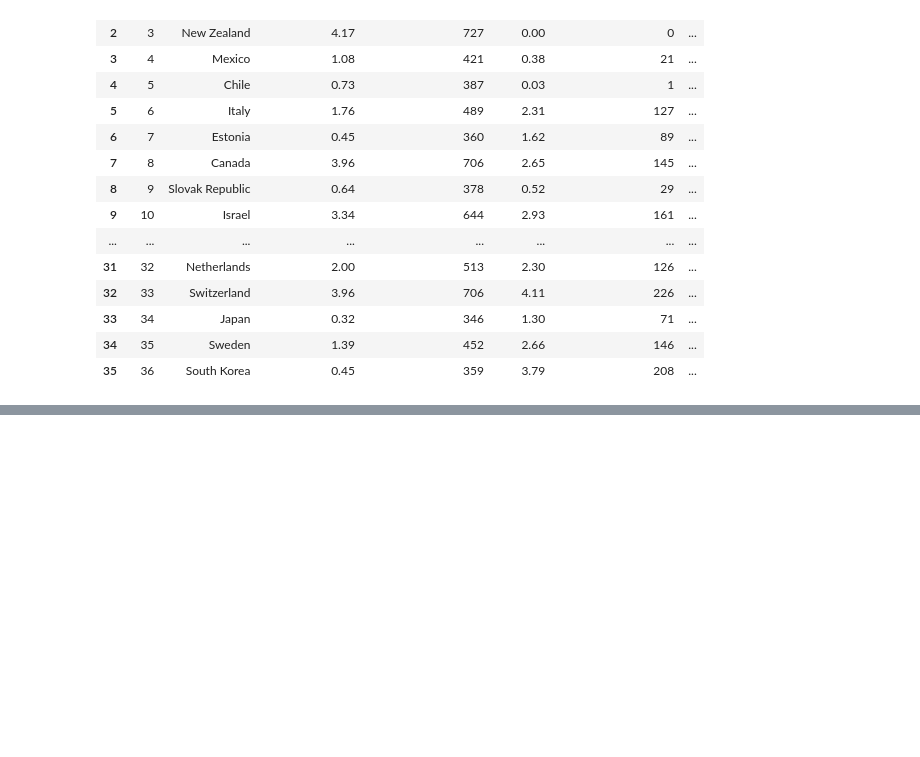
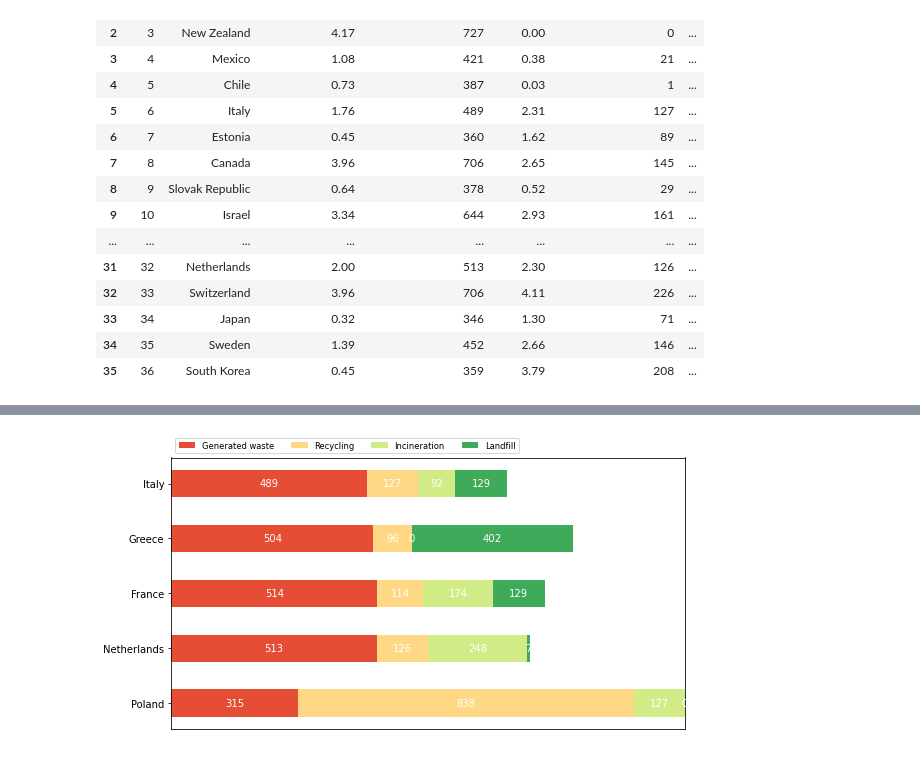
Before and after one commit to Durdona271/Jamoa-31, a Jupyter notebook: My project.ipynb, the cells around one changed output, grey strips where cells are left out. Saved outputs shown, nothing was run; the diff lists cells and outputs as text; code cells hidden in the pictures; blank space fills up the shorter version.

```diff
--- a/My project.ipynb
+++ b/My project.ipynb
@@ -160,0 +90,47 @@ data_sorted
+# %%
+import numpy as np
+import matplotlib.pyplot as plt
+
+
+category_names = ['Generated waste','Recycling', 'Incineration', 'Landfill']
+countries = {
+    'Italy': [489,127,92,129],
+    'Greece': [504,96,0,402],
+    'France': [514,114,174,129],
+    'Netherlands': [513, 126, 248,7],
+    'Poland': [315,838,127,0]
+}
+
+
+def survey(countries, category_names):
+
+    labels = list(countries.keys())
+    data = np.array(list(results.values()))
+    data_cum = data.cumsum(axis=1)
+    category_colors = plt.colormaps['RdYlGn'](
+        np.linspace(0.15, 0.85, data.shape[1]))
+
+    fig, ax = plt.subplots(figsize=(9.2, 5))
+    ax.invert_yaxis()
+    ax.xaxis.set_visible(False)
+    ax.set_xlim(0, np.sum(data, axis=1).max())
+
+    for i, (colname, color) in enumerate(zip(category_names, category_colors)):
+        widths = data[:, i]
+        starts = data_cum[:, i] - widths
+        rects = ax.barh(labels, widths, left=starts, height=0.5,
+                        label=colname, color=color)
+
+        r, g, b, _ = color
+        text_color = 'white' if r * g * b < 0.5 else 'darkgrey'
+        ax.bar_label(rects, label_type='center', color=text_color)
+    ax.legend(ncol=len(category_names), bbox_to_anchor=(0, 1),
+              loc='lower left', fontsize='small')
+
+    return fig, ax
+
+
+survey(results, category_names)
+plt.show()
+# %% [output]
+[figure, added]
```
Also changed, not shown: parts of 9 cells of this notebook.
